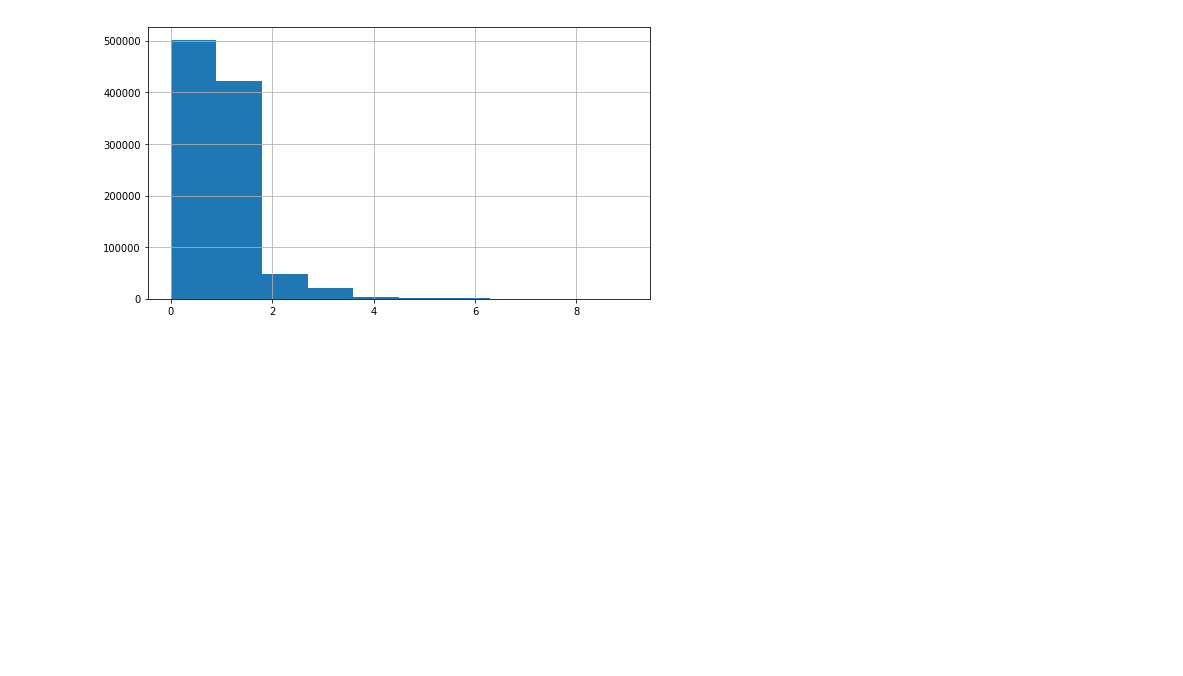
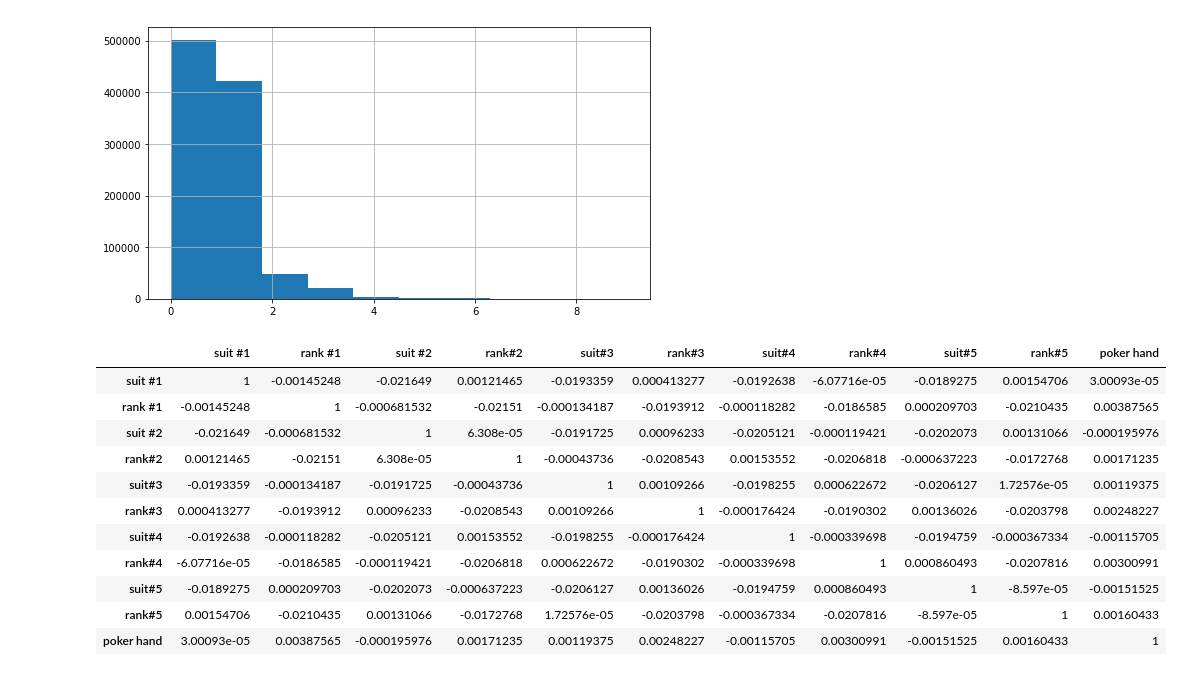
Before and after one commit to ashleygw/ML200Regression-2-, a Jupyter notebook: (Ashley, Korman) Project 2.ipynb, the cells around one changed output. Drawn from its saved outputs; the diff is of its cells as text; code cells hidden in the pictures; blank space fills up the shorter version.

```diff
--- a/(Ashley, Korman) Project 2.ipynb
+++ b/(Ashley, Korman) Project 2.ipynb
@@ -81,0 +80,17 @@ housing["income_cat"].where(housing["income_cat"] < 5, 5.0, inplace=True)
+# %%
+#basically just shows random probability
+corr = poker.corr()
+corr.style.background_gradient()
+# %% [output]
+|  | suit #1 | rank #1 | suit #2 | rank#2 | suit#3 | rank#3 | suit#4 | rank#4 | suit#5 | rank#5 | poker hand |
+| suit #1 | 1 | -0.00145248 | -0.021649 | 0.00121465 | -0.0193359 | 0.000413277 | -0.0192638 | -6.07716e-05 | -0.0189275 | 0.00154706 | 3.00093e-05 |
+| rank #1 | -0.00145248 | 1 | -0.000681532 | -0.02151 | -0.000134187 | -0.0193912 | -0.000118282 | -0.0186585 | 0.000209703 | -0.0210435 | 0.00387565 |
+| suit #2 | -0.021649 | -0.000681532 | 1 | 6.308e-05 | -0.0191725 | 0.00096233 | -0.0205121 | -0.000119421 | -0.0202073 | 0.00131066 | -0.000195976 |
+| rank#2 | 0.00121465 | -0.02151 | 6.308e-05 | 1 | -0.00043736 | -0.0208543 | 0.00153552 | -0.0206818 | -0.000637223 | -0.0172768 | 0.00171235 |
+| suit#3 | -0.0193359 | -0.000134187 | -0.0191725 | -0.00043736 | 1 | 0.00109266 | -0.0198255 | 0.000622672 | -0.0206127 | 1.72576e-05 | 0.00119375 |
+| rank#3 | 0.000413277 | -0.0193912 | 0.00096233 | -0.0208543 | 0.00109266 | 1 | -0.000176424 | -0.0190302 | 0.00136026 | -0.0203798 | 0.00248227 |
+| suit#4 | -0.0192638 | -0.000118282 | -0.0205121 | 0.00153552 | -0.0198255 | -0.000176424 | 1 | -0.000339698 | -0.0194759 | -0.000367334 | -0.00115705 |
+| rank#4 | -6.07716e-05 | -0.0186585 | -0.000119421 | -0.0206818 | 0.000622672 | -0.0190302 | -0.000339698 | 1 | 0.000860493 | -0.0207816 | 0.00300991 |
+| suit#5 | -0.0189275 | 0.000209703 | -0.0202073 | -0.000637223 | -0.0206127 | 0.00136026 | -0.0194759 | 0.000860493 | 1 | -8.597e-05 | -0.00151525 |
+| rank#5 | 0.00154706 | -0.0210435 | 0.00131066 | -0.0172768 | 1.72576e-05 | -0.0203798 | -0.000367334 | -0.0207816 | -8.597e-05 | 1 | 0.00160433 |
+| poker hand | 3.00093e-05 | 0.00387565 | -0.000195976 | 0.00171235 | 0.00119375 | 0.00248227 | -0.00115705 | 0.00300991 | -0.00151525 | 0.00160433 | 1 |
```
Also changed, not shown: parts of 1 cell of this notebook.
